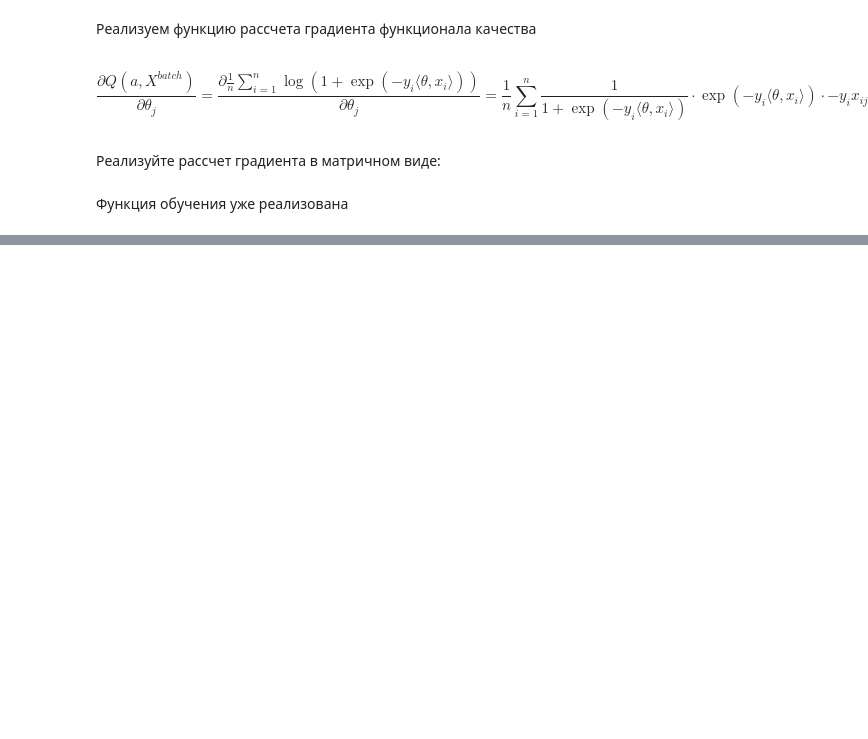
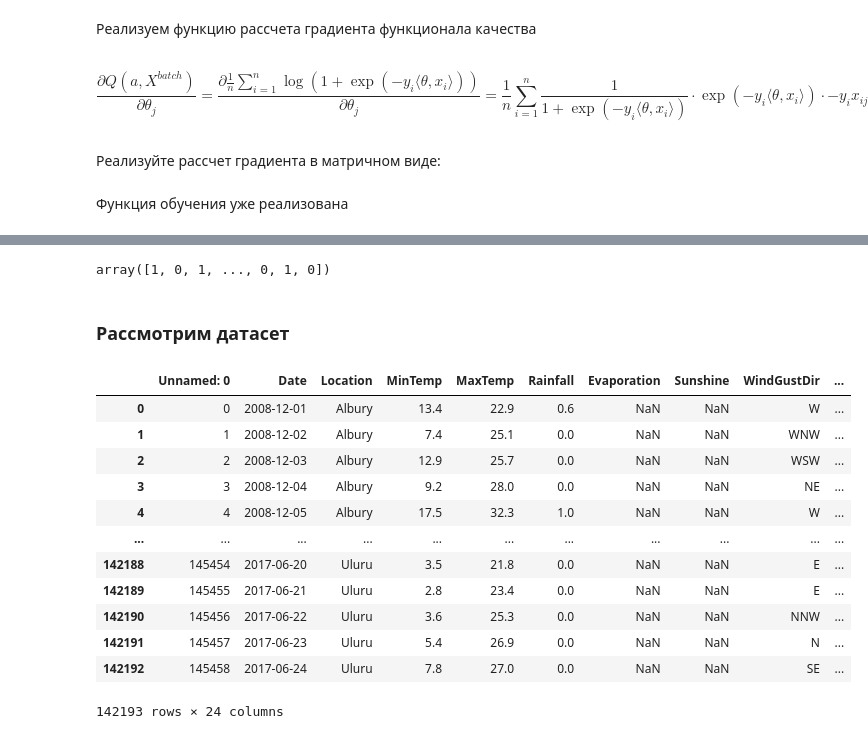
Before and after one commit to Dok-tor/technopark, a Jupyter notebook: ML/DZ2/HW2.ipynb, the cells around one changed output, grey strips where cells are left out. Drawn from its saved outputs; the diff is of its cells as text; code cells hidden in the pictures; blank space fills up the shorter version.

```diff
--- a/ML/DZ2/HW2.ipynb
+++ b/ML/DZ2/HW2.ipynb
@@ -289,2 +266,25 @@ optimal_theta = fit(X, y)
 # %%
 y_pred = binary_class_prediction(optimal_theta, X)
+# %%
+y_pred
+# %% [output]
+array([1, 0, 1, ..., 0, 1, 0])
+# %% [markdown]
+### Рассмотрим датасет
+# %%
+X = pd.read_csv('weather.csv')
+X
+# %% [output]
+|  | Unnamed: 0 | Date | Location | MinTemp | MaxTemp | Rainfall | Evaporation | Sunshine | WindGustDir | ... |
+| 0 | 0 | 2008-12-01 | Albury | 13.4 | 22.9 | 0.6 | NaN | NaN | W | ... |
+| 1 | 1 | 2008-12-02 | Albury | 7.4 | 25.1 | 0.0 | NaN | NaN | WNW | ... |
+| 2 | 2 | 2008-12-03 | Albury | 12.9 | 25.7 | 0.0 | NaN | NaN | WSW | ... |
+| 3 | 3 | 2008-12-04 | Albury | 9.2 | 28.0 | 0.0 | NaN | NaN | NE | ... |
+| 4 | 4 | 2008-12-05 | Albury | 17.5 | 32.3 | 1.0 | NaN | NaN | W | ... |
+| ... | ... | ... | ... | ... | ... | ... | ... | ... | ... | ... |
+| 142188 | 145454 | 2017-06-20 | Uluru | 3.5 | 21.8 | 0.0 | NaN | NaN | E | ... |
+| 142189 | 145455 | 2017-06-21 | Uluru | 2.8 | 23.4 | 0.0 | NaN | NaN | E | ... |
+| 142190 | 145456 | 2017-06-22 | Uluru | 3.6 | 25.3 | 0.0 | NaN | NaN | NNW | ... |
+| 142191 | 145457 | 2017-06-23 | Uluru | 5.4 | 26.9 | 0.0 | NaN | NaN | N | ... |
+| 142192 | 145458 | 2017-06-24 | Uluru | 7.8 | 27.0 | 0.0 | NaN | NaN | SE | ... |
+142193 rows × 24 columns
```
Also changed, not shown: parts of 32 cells of this notebook, 8 other files.
